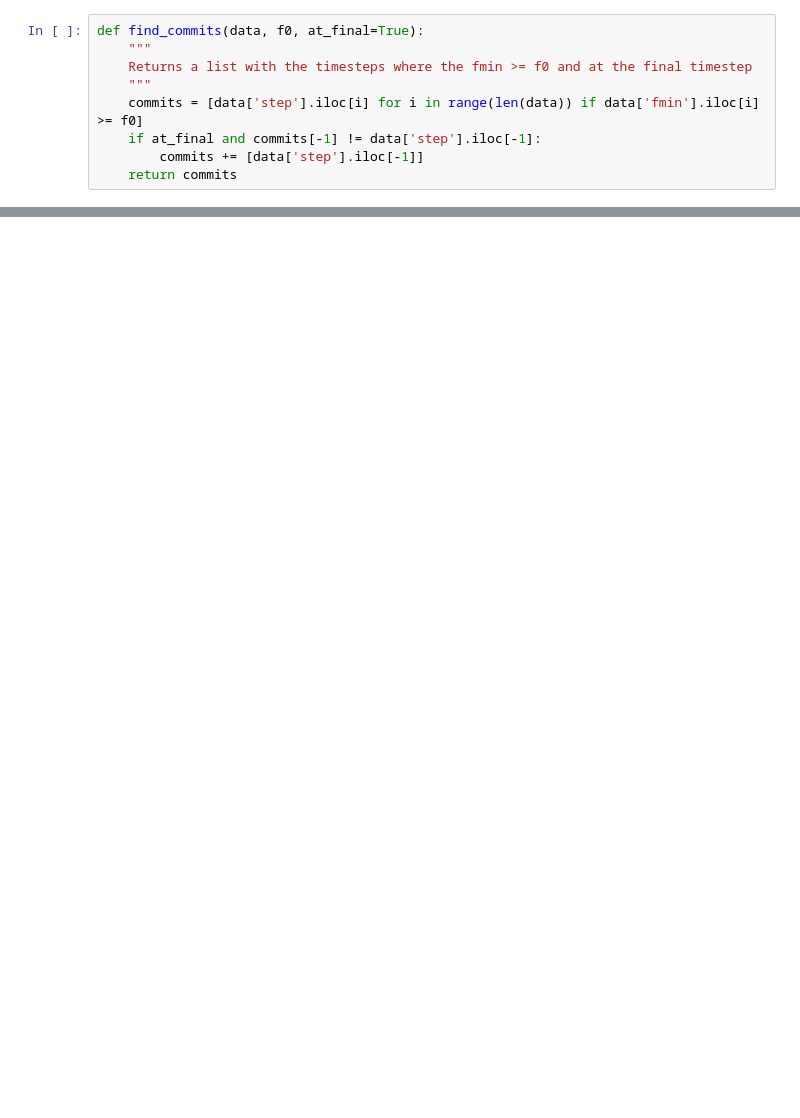
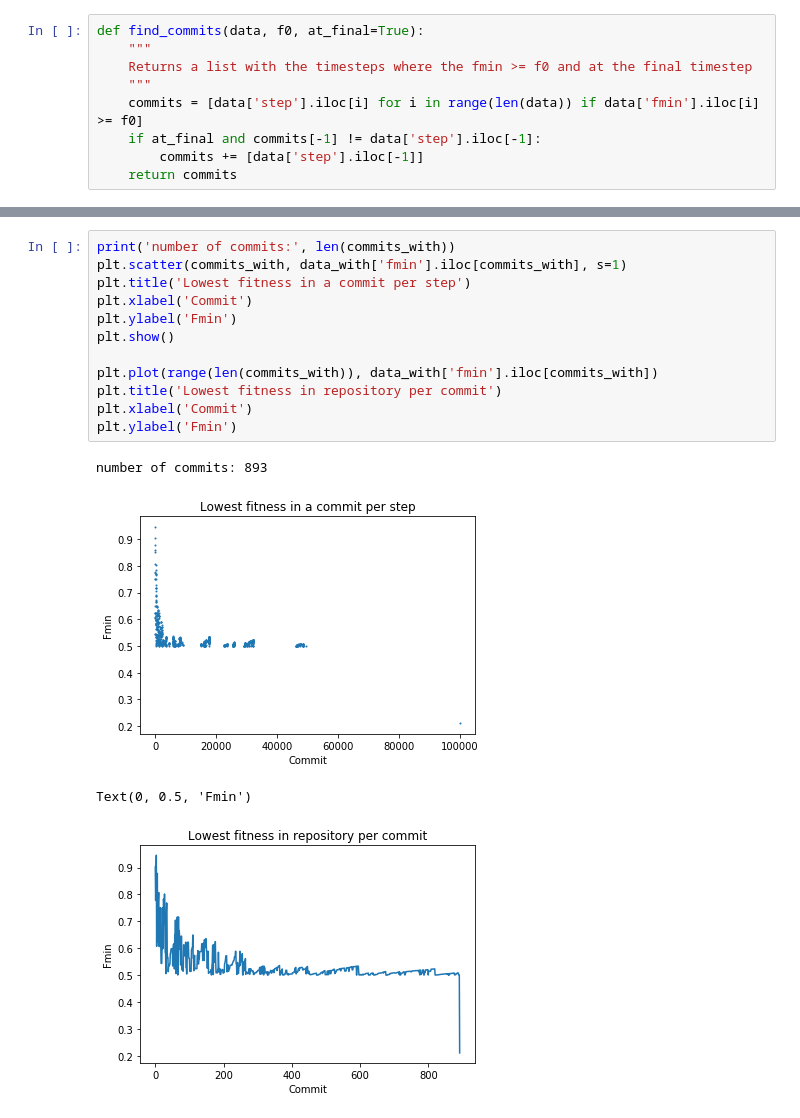
Before and after one commit to NatasjaWezel/Complex_Systems, a Jupyter notebook: Analysis/results_plots.ipynb, the cells around one changed output, grey strips where cells are left out. Saved outputs shown, nothing was run; the diff lists cells and outputs as text; blank space fills up the shorter version.

```diff
--- a/Analysis/results_plots.ipynb
+++ b/Analysis/results_plots.ipynb
@@ -51,0 +54,17 @@ Text(0, 0.5, 'fmin')
+# %%
+print('number of commits:', len(commits_with))
+plt.scatter(commits_with, data_with['fmin'].iloc[commits_with], s=1)
+plt.title('Lowest fitness in a commit per step')
+plt.xlabel('Commit')
+plt.ylabel('Fmin')
+plt.show()
+
+plt.plot(range(len(commits_with)), data_with['fmin'].iloc[commits_with])
+plt.title('Lowest fitness in repository per commit')
+plt.xlabel('Commit')
+plt.ylabel('Fmin')
+# %% [output]
+number of commits: 893
+[figure, added]
+Text(0, 0.5, 'Fmin')
+[figure, added]
```
Also changed, not shown: parts of 18 cells of this notebook, 6 other files.
